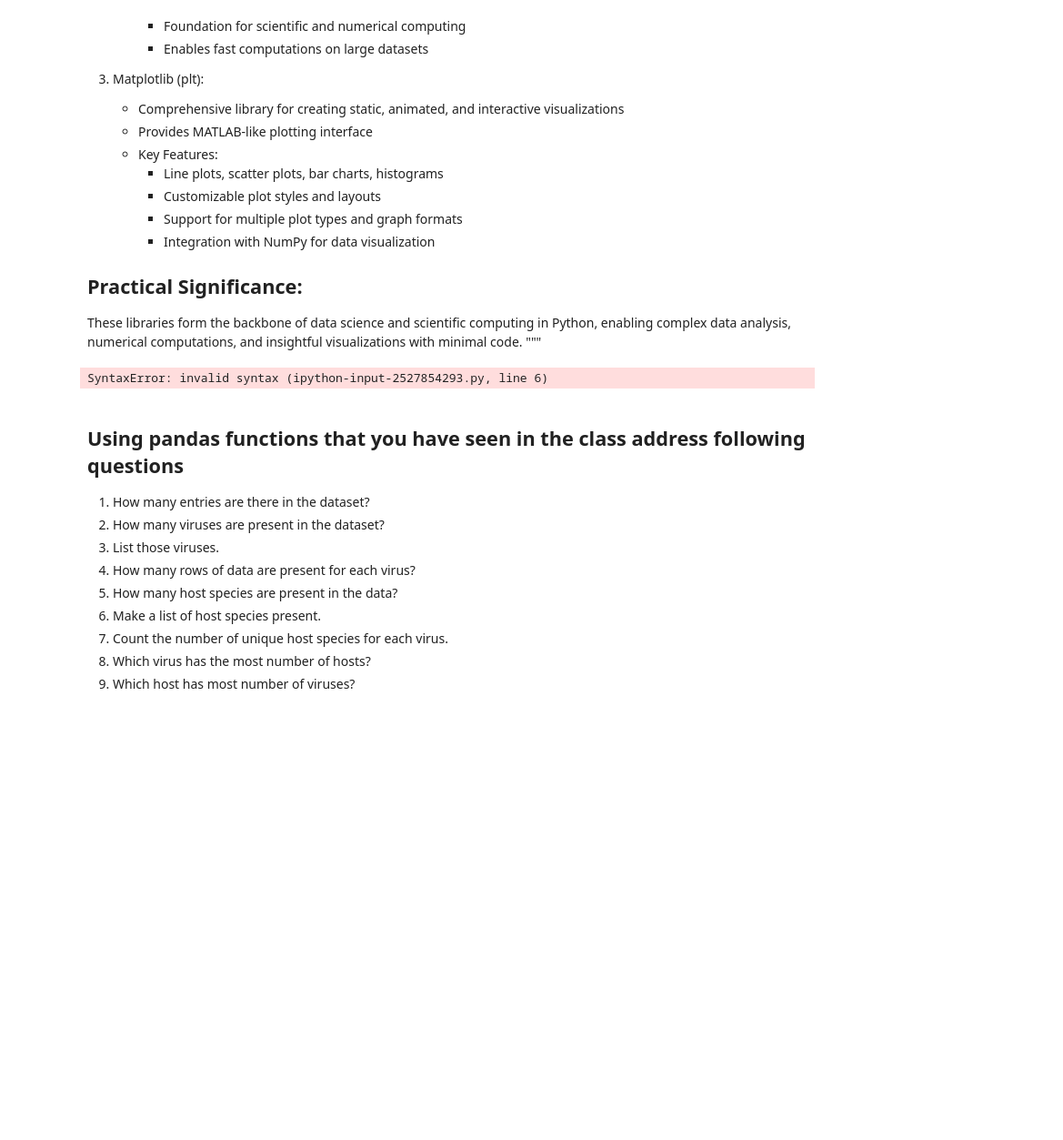
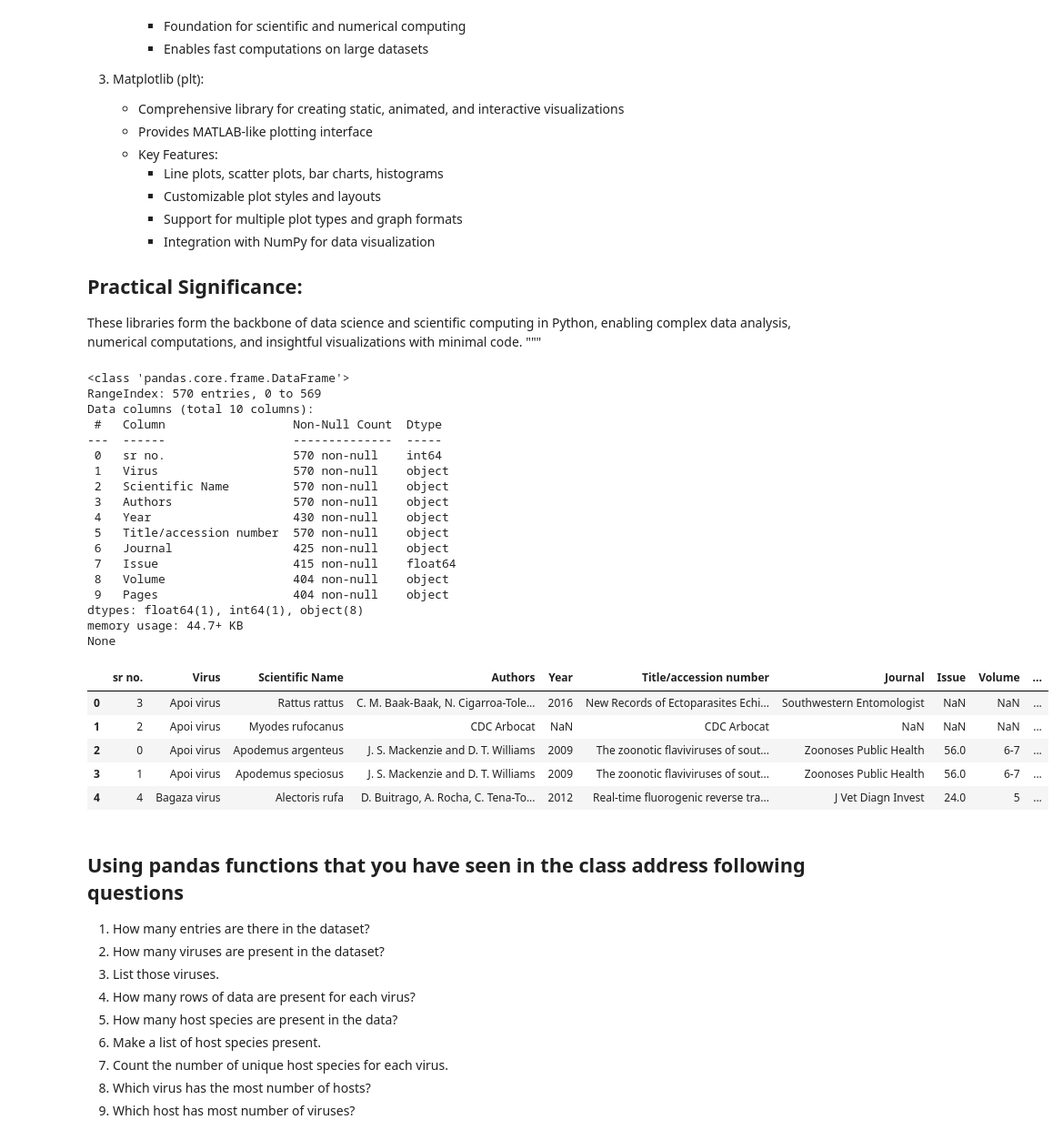
Before and after one commit to howellery/MPM_200_Howell, a Jupyter notebook: Code/MPM200_Session9_HW_EHowell.ipynb, the cells around one changed output. Shown at 91% size. Saved outputs shown, nothing was run; the diff lists cells and outputs as text; code cells hidden in the pictures; blank space fills up the shorter version.

```diff
--- a/Code/MPM200_Session9_HW_EHowell.ipynb
+++ b/Code/MPM200_Session9_HW_EHowell.ipynb
@@ -55,22 +55,45 @@ with minimal code.
 # %%
 # Import required libraries
 import pandas as pd
 import numpy as np
 import matplotlib.pyplot as plt
-
-url = https://raw.githubusercontent.com/howellery/content/sample_data/Flavivirus host associations.xlsx
-df = pd.read_excel(\"https://raw.githubusercontent.com/howellery/content/sample_data/Flavivirus host associations.xlsx\")
+import openpyxl as op
 
 # Read the Excel file
-# df = pd.read_excel("Flavivirus host associations.xlsx")
+# df = pd.read_excel("Flavivirus host associations.xlsx", )
+url = "https://raw.github.com/howellery/MPM_200_Howell/refs/heads/main/Data/Flavivirus%20host%20associations.xlsx"
+df = pd.read_excel(url, engine='openpyxl')
 
 # Display basic information about the dataset
 print(df.info())
 
 # Show the first few rows of the data
 df.head()
 # %% [output]
-SyntaxError: invalid syntax (ipython-input-2527854293.py, line 6)
+<class 'pandas.core.frame.DataFrame'>
+RangeIndex: 570 entries, 0 to 569
+Data columns (total 10 columns):
+ #   Column                  Non-Null Count  Dtype
+---  ------                  --------------  -----
+ 0   sr no.                  570 non-null    int64
+ 1   Virus                   570 non-null    object
+ 2   Scientific Name         570 non-null    object
+ 3   Authors                 570 non-null    object
+ 4   Year                    430 non-null    object
+ 5   Title/accession number  570 non-null    object
+ 6   Journal                 425 non-null    object
+ 7   Issue                   415 non-null    float64
+ 8   Volume                  404 non-null    object
+ 9   Pages                   404 non-null    object
+dtypes: float64(1), int64(1), object(8)
+memory usage: 44.7+ KB
+None
+|  | sr no. | Virus | Scientific Name | Authors | Year | Title/accession number | Journal | Issue | Volume | ... |
+| 0 | 3 | Apoi virus | Rattus rattus | C. M. Baak-Baak, N. Cigarroa-Tole... | 2016 | New Records of Ectoparasites Echi... | Southwestern Entomologist | NaN | NaN | ... |
+| 1 | 2 | Apoi virus | Myodes rufocanus | CDC Arbocat | NaN | CDC Arbocat | NaN | NaN | NaN | ... |
+| 2 | 0 | Apoi virus | Apodemus argenteus | J. S. Mackenzie and D. T. Williams | 2009 | The zoonotic flaviviruses of sout... | Zoonoses Public Health | 56.0 | 6-7 | ... |
+| 3 | 1 | Apoi virus | Apodemus speciosus | J. S. Mackenzie and D. T. Williams | 2009 | The zoonotic flaviviruses of sout... | Zoonoses Public Health | 56.0 | 6-7 | ... |
+| 4 | 4 | Bagaza virus | Alectoris rufa | D. Buitrago, A. Rocha, C. Tena-To... | 2012 | Real-time fluorogenic reverse tra... | J Vet Diagn Invest | 24.0 | 5 | ... |
 # %% [markdown]
 ## Using pandas functions that you have seen in the class address following questions
 1. How many entries are there in the dataset?
```
Also changed, not shown: parts of 8 cells of this notebook.
